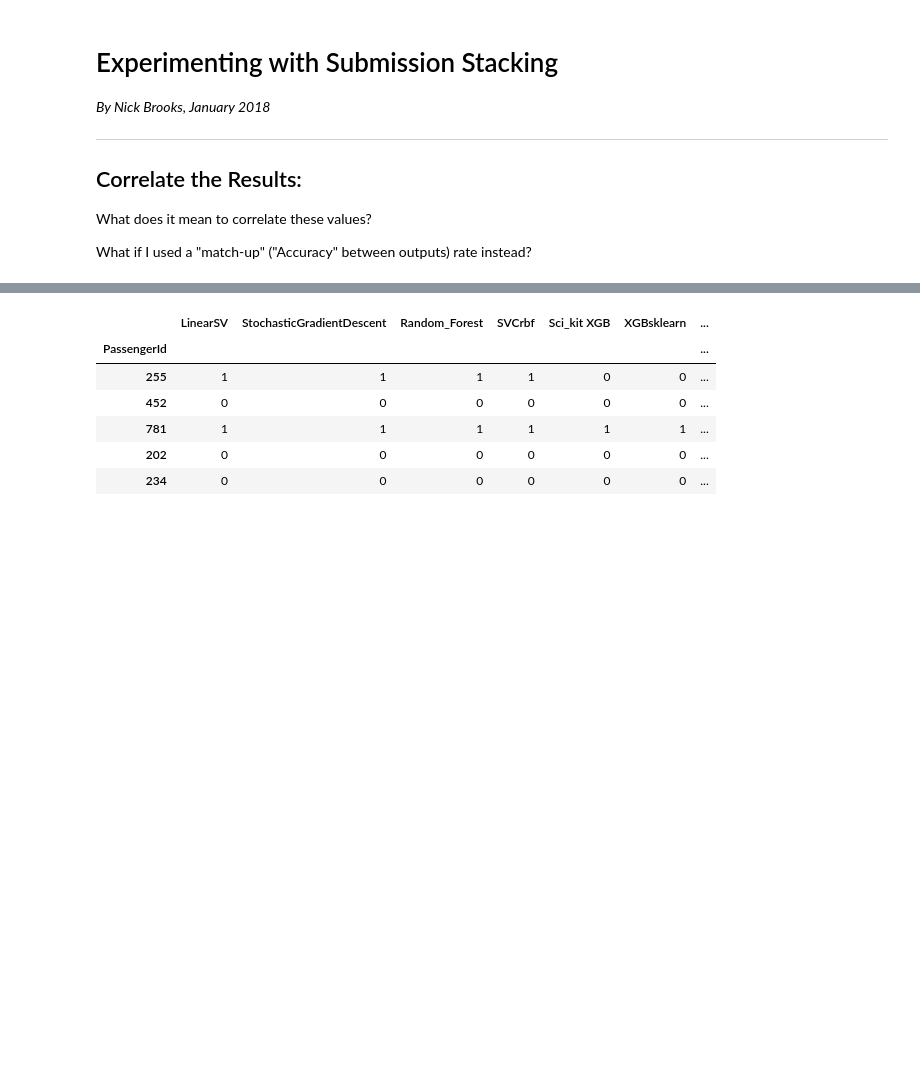
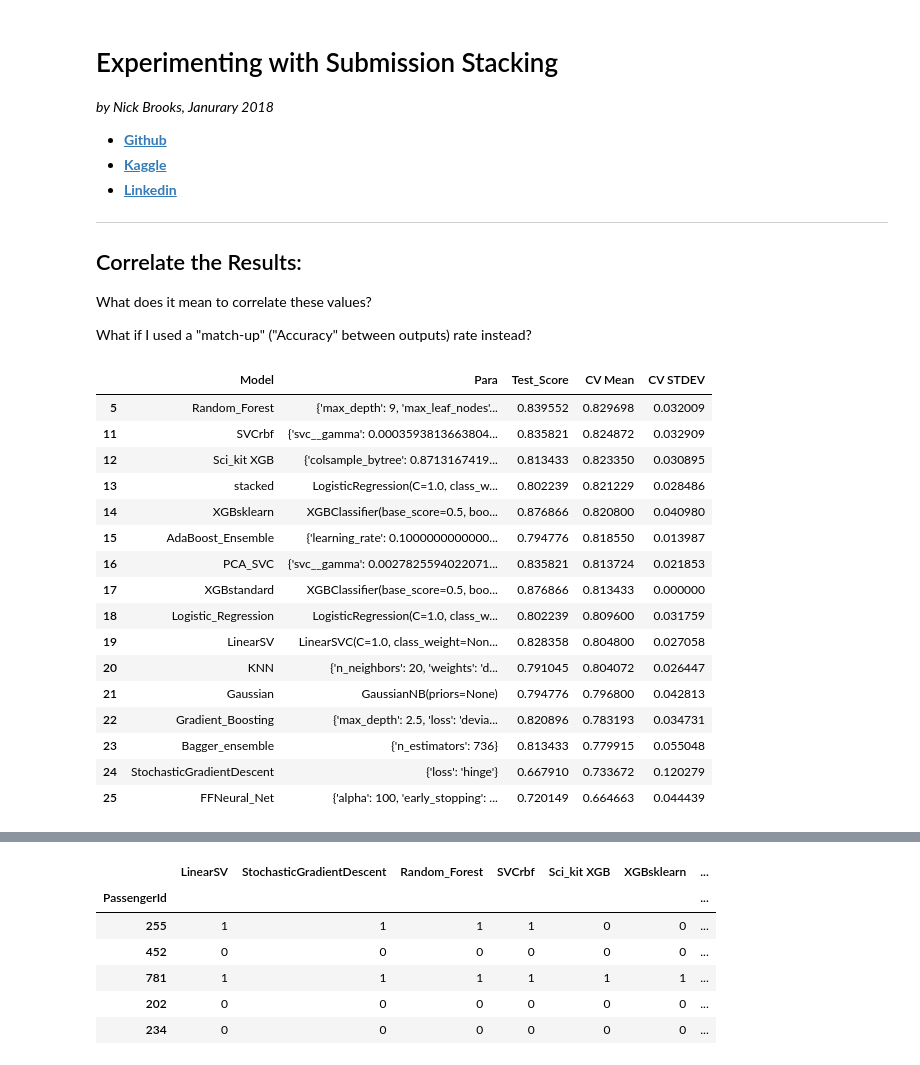
Before and after one commit to Tariq-Anwar/Machine-Learning, a Jupyter notebook: Classification/Experimenting with Submission Stacking.ipynb, the cells around one changed output, grey strips where cells are left out. Cells and saved outputs as stored; diff of their text form; code cells hidden in the pictures; blank space fills up the shorter version.

```diff
--- a/Classification/Experimenting with Submission Stacking.ipynb
+++ b/Classification/Experimenting with Submission Stacking.ipynb
@@ -1,9 +1,12 @@
 # %% [markdown]
 # Experimenting with Submission Stacking
-_By Nick Brooks, January 2018_
+_by Nick Brooks, Janurary 2018_
+
+- [**Github**](https://github.com/nicapotato)
+- [**Kaggle**](https://www.kaggle.com/nicapotato/)
+- [**Linkedin**](https://www.linkedin.com/in/nickbrooks7)
 
 ***
-
 ## Correlate the Results:
 <a id="COR"></a>
 
@@ -25,3 +28,25 @@ train_hard_pred_matrix = pd.read_csv("Titanic Support/Submission Matrix/train_ha
 train_soft_pred_matrix = pd.read_csv("Titanic Support/Submission Matrix/train_soft_pred_matrix.csv", index_col='PassengerId')
 test_hard_pred_matrix = pd.read_csv("Titanic Support/Submission Matrix/test_hard_pred_matrix.csv", index_col='PassengerId')
 test_soft_pred_matrix = pd.read_csv("Titanic Support/Submission Matrix/test_soft_pred_matrix.csv", index_col='PassengerId')
+# %%
+results = pd.read_csv("titanic_clf_results.csv")
+# %%
+results[~results["Model"].str.contains("Voting")]
+# %% [output]
+|  | Model | Para | Test_Score | CV Mean | CV STDEV |
+| 5 | Random_Forest | {'max_depth': 9, 'max_leaf_nodes'... | 0.839552 | 0.829698 | 0.032009 |
+| 11 | SVCrbf | {'svc__gamma': 0.0003593813663804... | 0.835821 | 0.824872 | 0.032909 |
+| 12 | Sci_kit XGB | {'colsample_bytree': 0.8713167419... | 0.813433 | 0.823350 | 0.030895 |
+| 13 | stacked | LogisticRegression(C=1.0, class_w... | 0.802239 | 0.821229 | 0.028486 |
+| 14 | XGBsklearn | XGBClassifier(base_score=0.5, boo... | 0.876866 | 0.820800 | 0.040980 |
+| 15 | AdaBoost_Ensemble | {'learning_rate': 0.1000000000000... | 0.794776 | 0.818550 | 0.013987 |
+| 16 | PCA_SVC | {'svc__gamma': 0.0027825594022071... | 0.835821 | 0.813724 | 0.021853 |
+| 17 | XGBstandard | XGBClassifier(base_score=0.5, boo... | 0.876866 | 0.813433 | 0.000000 |
+| 18 | Logistic_Regression | LogisticRegression(C=1.0, class_w... | 0.802239 | 0.809600 | 0.031759 |
+| 19 | LinearSV | LinearSVC(C=1.0, class_weight=Non... | 0.828358 | 0.804800 | 0.027058 |
+| 20 | KNN | {'n_neighbors': 20, 'weights': 'd... | 0.791045 | 0.804072 | 0.026447 |
+| 21 | Gaussian | GaussianNB(priors=None) | 0.794776 | 0.796800 | 0.042813 |
+| 22 | Gradient_Boosting | {'max_depth': 2.5, 'loss': 'devia... | 0.820896 | 0.783193 | 0.034731 |
+| 23 | Bagger_ensemble | {'n_estimators': 736} | 0.813433 | 0.779915 | 0.055048 |
+| 24 | StochasticGradientDescent | {'loss': 'hinge'} | 0.667910 | 0.733672 | 0.120279 |
+| 25 | FFNeural_Net | {'alpha': 100, 'early_stopping': ... | 0.720149 | 0.664663 | 0.044439 |
```
Also changed, not shown: parts of 2 cells of this notebook, 7 other files.
